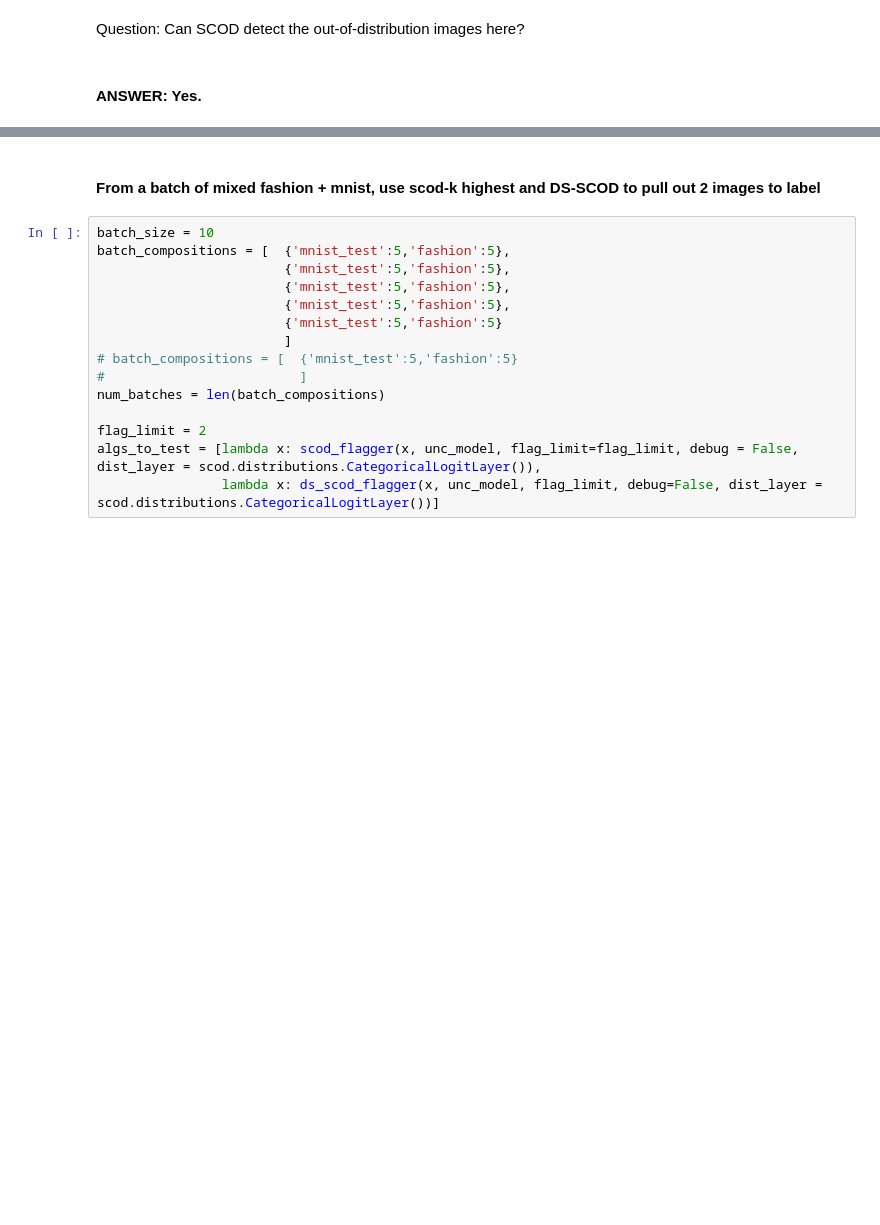
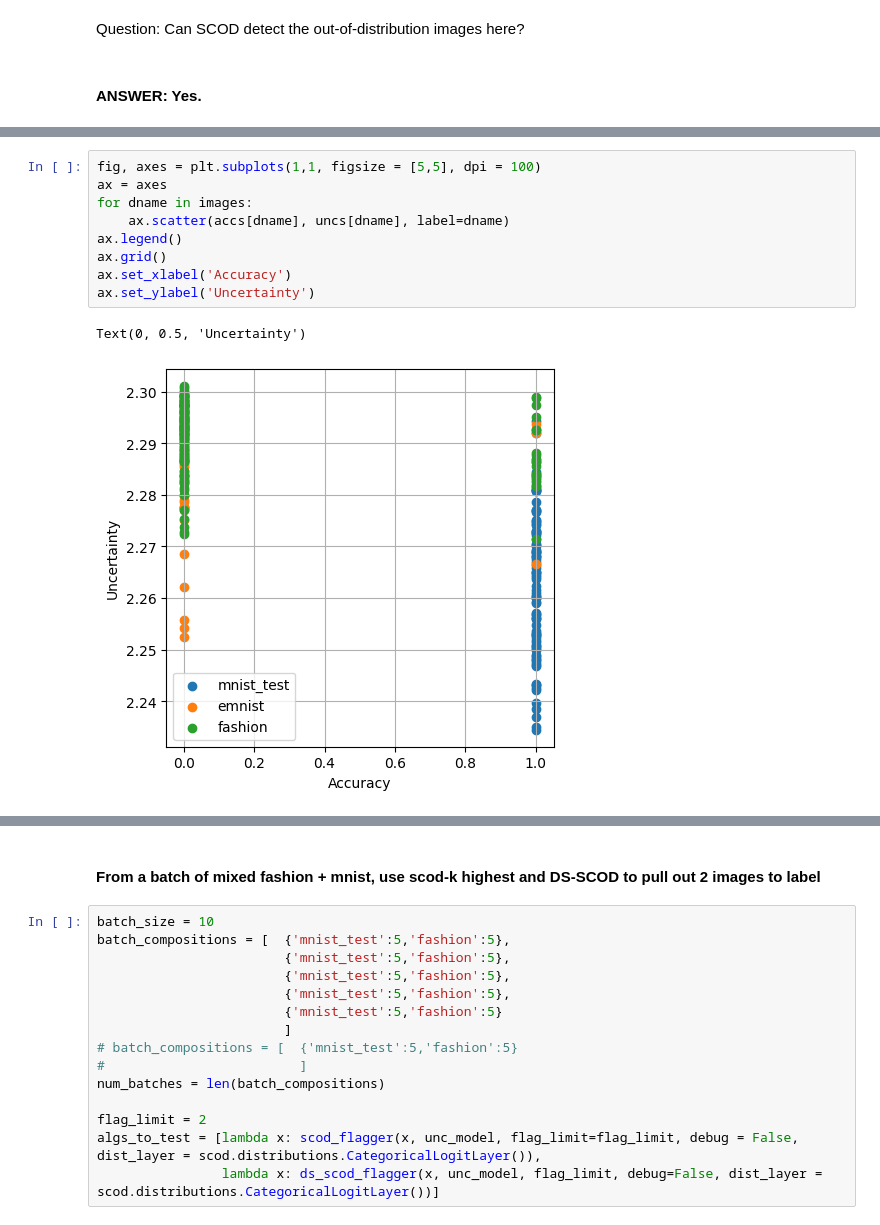
Before and after one commit to StanfordASL/data-lifecycle-management, a Jupyter notebook: test_mnist.ipynb, the cells around one changed output, grey strips where cells are left out. Drawn from its saved outputs; the diff is of its cells as text; blank space fills up the shorter version.

```diff
--- a/test_mnist.ipynb
+++ b/test_mnist.ipynb
@@ -62,0 +126,12 @@ Question: Can SCOD detect the out-of-distribution images here?
+# %%
+fig, axes = plt.subplots(1,1, figsize = [5,5], dpi = 100)
+ax = axes
+for dname in images:
+    ax.scatter(accs[dname], uncs[dname], label=dname)
+ax.legend()
+ax.grid()
+ax.set_xlabel('Accuracy')
+ax.set_ylabel('Uncertainty')
+# %% [output]
+Text(0, 0.5, 'Uncertainty')
+[figure, added]
```
Also changed, not shown: parts of 8 cells of this notebook, 3 other files.
